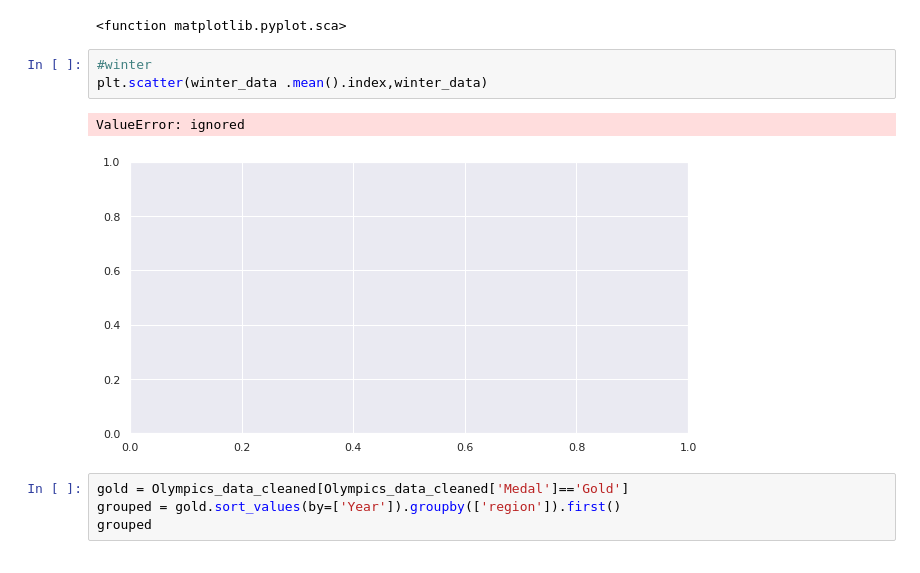
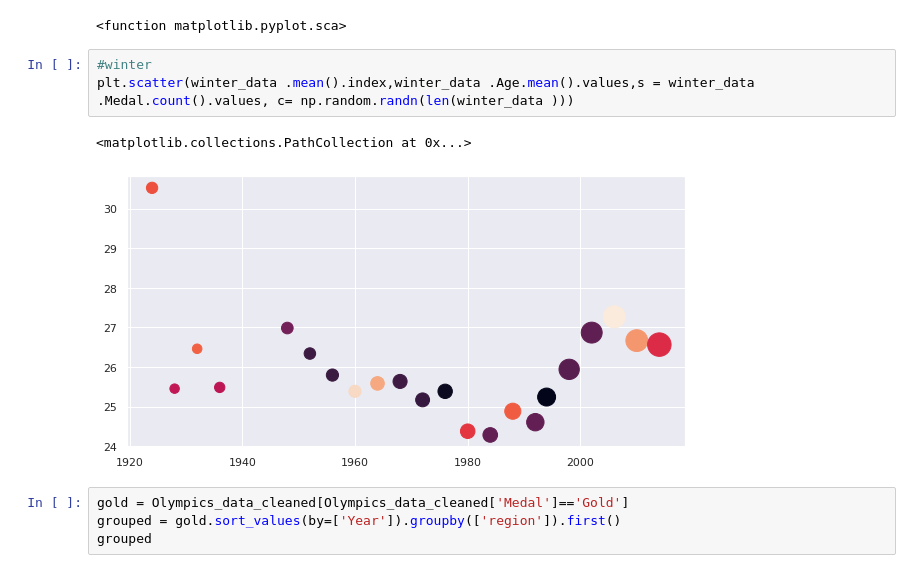
Before and after one commit to Nourankh20/Data-Visualization, a Jupyter notebook: Visualization.ipynb, the cells around one changed output. Cells and saved outputs as stored; diff of their text form.

```diff
--- a/Visualization.ipynb
+++ b/Visualization.ipynb
@@ -783,10 +783,10 @@ plt.sca
 <function matplotlib.pyplot.sca>
 # %%
 #winter
-plt.scatter(winter_data .mean().index,winter_data)
+plt.scatter(winter_data .mean().index,winter_data .Age.mean().values,s = winter_data .Medal.count().values, c= np.random.randn(len(winter_data )))
 # %% [output]
-ValueError: ignored
+<matplotlib.collections.PathCollection at 0x...>
-[figure, old version]
+[figure, new version]
 # %%
 gold = Olympics_data_cleaned[Olympics_data_cleaned['Medal']=='Gold']
 grouped = gold.sort_values(by=['Year']).groupby(['region']).first()
```
